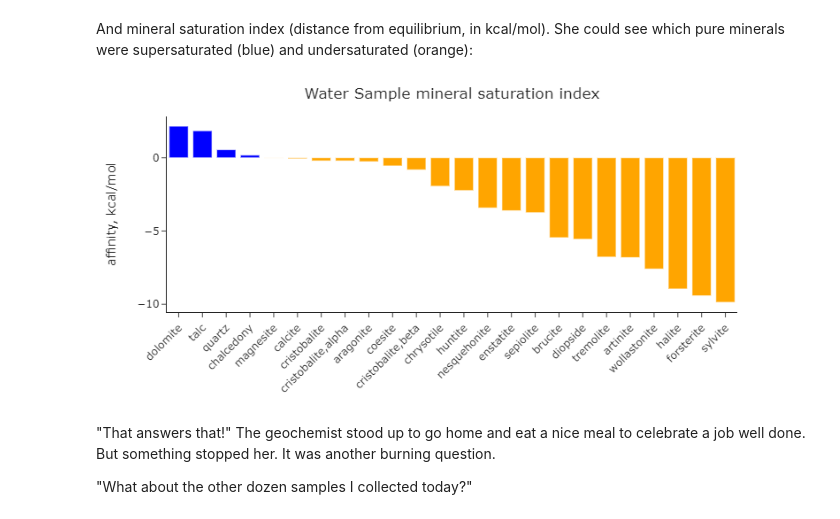
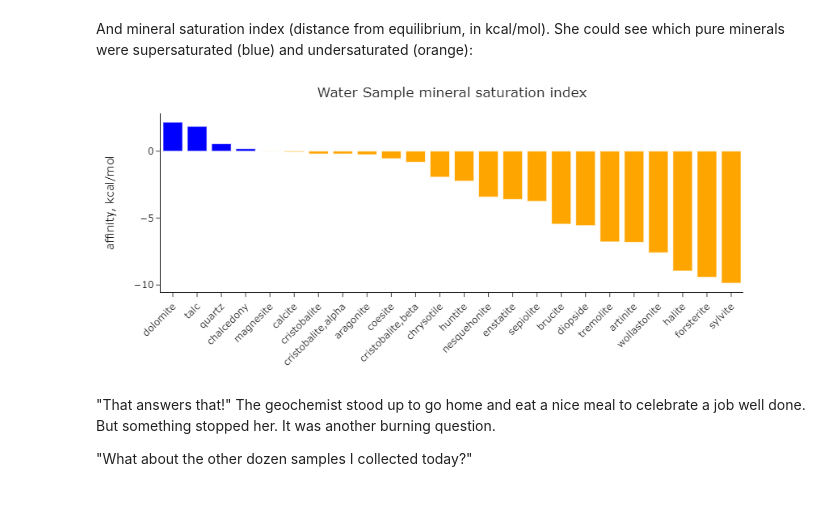
Before and after one commit to worm-portal/WORM-Library, a Jupyter notebook: WORKSHOP/WorkshopDemo.ipynb, the cells around one changed output. Drawn from its saved outputs; the diff is of its cells as text; code cells hidden in the pictures.

```diff
--- a/WORKSHOP/WorkshopDemo.ipynb
+++ b/WORKSHOP/WorkshopDemo.ipynb
@@ -182,9 +166,9 @@ speciation.plot_mass_contribution("Mg+2")
 # %% [markdown]
 And mineral saturation index (distance from equilibrium, in kcal/mol). She could see which pure minerals were supersaturated (blue) and undersaturated (orange):
 # %%
-speciation.plot_mineral_saturation('Water Sample')
+speciation.plot_mineral_saturation('Water Sample', plot_width=6)
 # %% [output]
-[figure, old version]
+[figure, new version]
 # %% [markdown]
 "That answers that!" The geochemist stood up to go home and eat a nice meal to celebrate a job well done. But something stopped her. It was another burning question.
 
```
Also changed, not shown: parts of 13 cells of this notebook, 24 other files.
